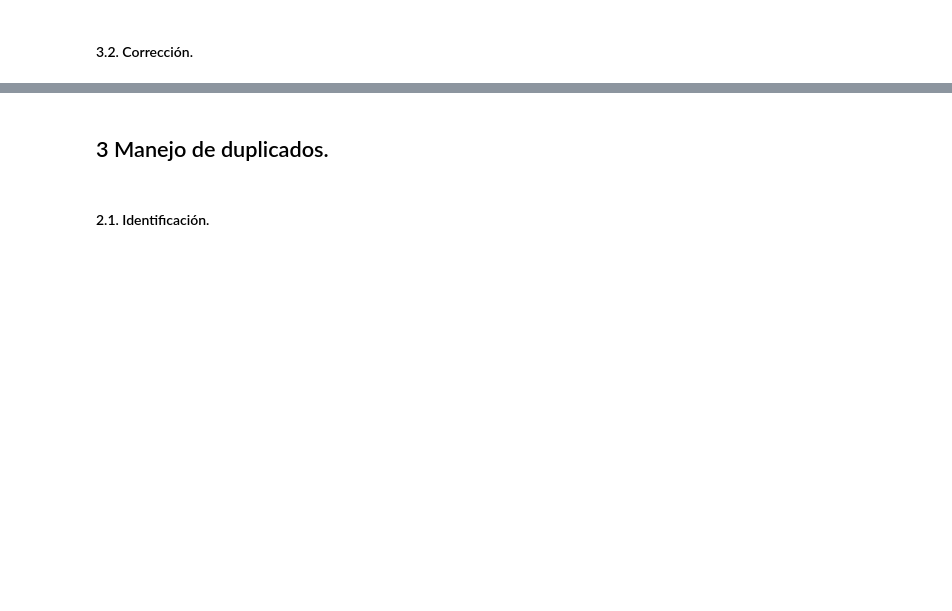
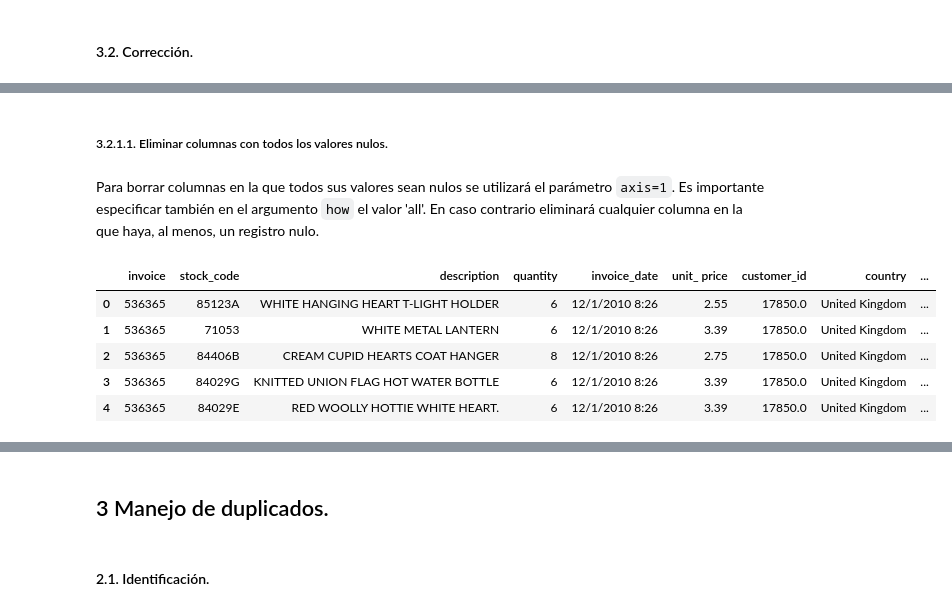
Before and after one commit to ismaelcazalilla/acceso_limpieza_datos, a Jupyter notebook: notebooks/limpieza.ipynb, the cells around one changed output, grey strips where cells are left out. Saved outputs shown, nothing was run; the diff lists cells and outputs as text; code cells hidden in the pictures; blank space fills up the shorter version.

Commit message:
drop nulls

````diff
--- a/notebooks/limpieza.ipynb
+++ b/notebooks/limpieza.ipynb
@@ -189,0 +260,15 @@ invoices_df.columns.to_list()
+# %% [markdown]
+##### 3.2.1.1. Eliminar columnas con todos los valores nulos.
+# %% [markdown]
+Para borrar columnas en la que todos sus valores sean nulos se utilizará el parámetro ```axis=1```. Es importante especificar también en el argumento ```how``` el valor 'all'. En caso contrario eliminará cualquier columna en la que haya, al menos, un registro nulo.
+# %%
+# Creación de una columna con todos los valores a null
+invoices_df['null_column'] = None
+invoices_df.head()
+# %% [output]
+|  | invoice | stock_code | description | quantity | invoice_date | unit_ price | customer_id | country | ... |
+| 0 | 536365 | 85123A | WHITE HANGING HEART T-LIGHT HOLDER | 6 | 12/1/2010 8:26 | 2.55 | 17850.0 | United Kingdom | ... |
+| 1 | 536365 | 71053 | WHITE METAL LANTERN | 6 | 12/1/2010 8:26 | 3.39 | 17850.0 | United Kingdom | ... |
+| 2 | 536365 | 84406B | CREAM CUPID HEARTS COAT HANGER | 8 | 12/1/2010 8:26 | 2.75 | 17850.0 | United Kingdom | ... |
+| 3 | 536365 | 84029G | KNITTED UNION FLAG HOT WATER BOTTLE | 6 | 12/1/2010 8:26 | 3.39 | 17850.0 | United Kingdom | ... |
+| 4 | 536365 | 84029E | RED WOOLLY HOTTIE WHITE HEART. | 6 | 12/1/2010 8:26 | 3.39 | 17850.0 | United Kingdom | ... |
````
Also changed, not shown: parts of 21 cells of this notebook.
